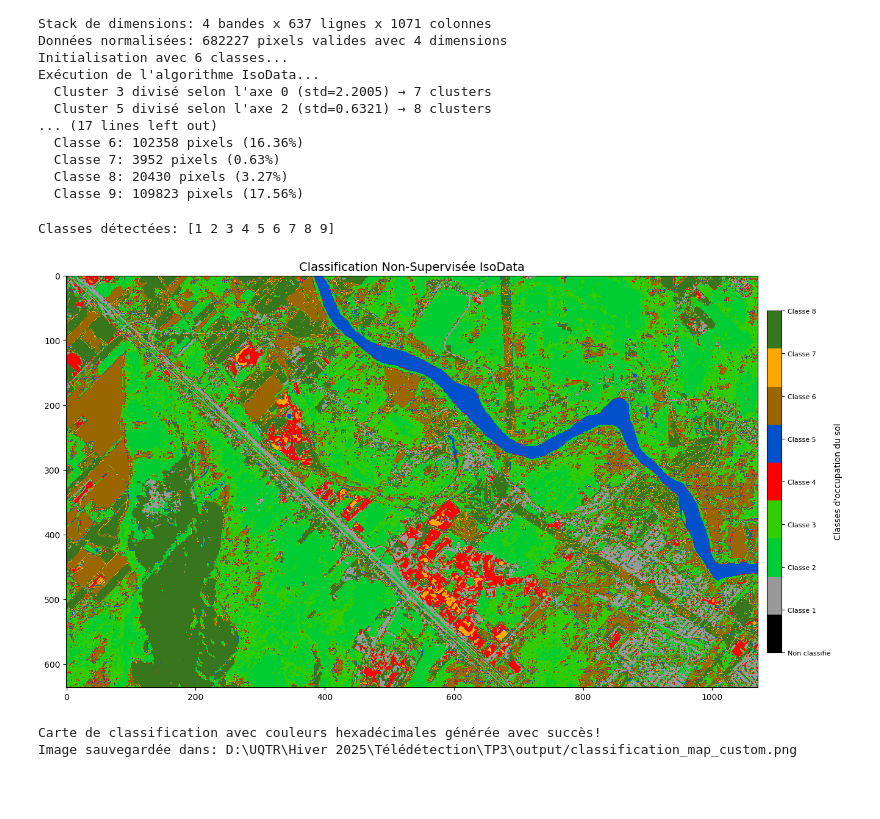
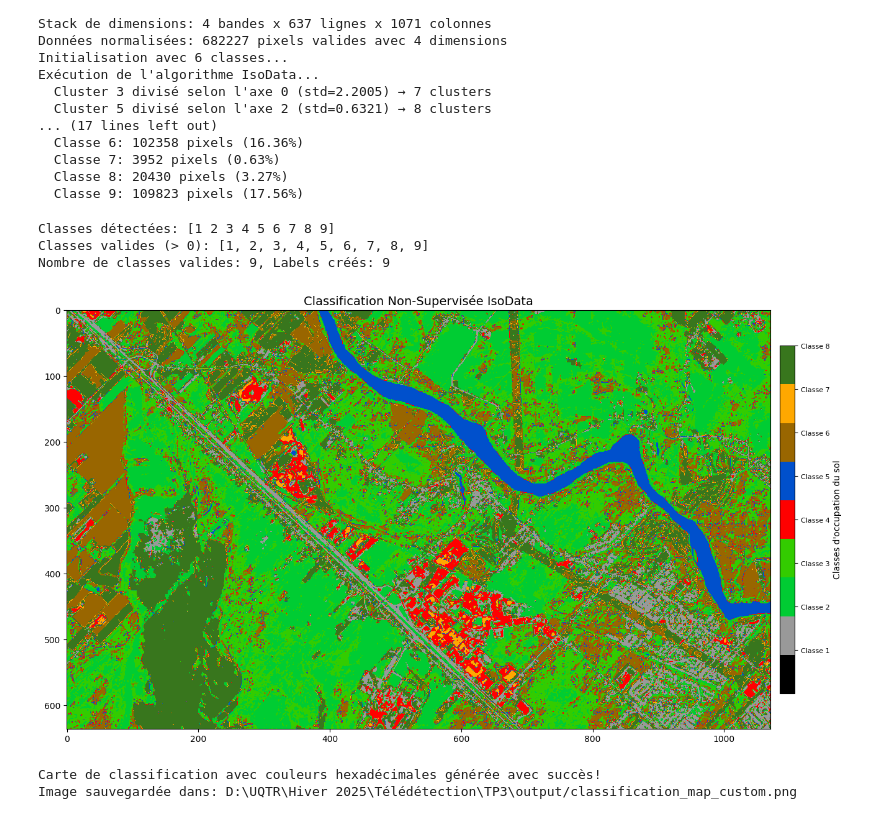
Before and after one commit to tofunori/Classification_Tp3, a Jupyter notebook: NDVI_Classification.ipynb, the cells around one changed output. Saved outputs shown, nothing was run; the diff lists cells and outputs as text; code cells hidden in the pictures; blank space fills up the shorter version.

```diff
--- a/NDVI_Classification.ipynb
+++ b/NDVI_Classification.ipynb
@@ -96,12 +166,12 @@ SELECTED_BANDS = [2,4,7,13]
 # 2. PARAMÈTRES PRINCIPAUX DE L'ALGORITHME ISODATA
 N_CLUSTERS_MIN = 6    # Nombre minimum de clusters
 N_CLUSTERS_MAX = 9    # Nombre maximum de clusters
-MAX_ITERATIONS = 100   # Nombre maximum d'itérations
+MAX_ITERATIONS = 200   # Nombre maximum d'itérations
 
 # 3. PARAMÈTRES AVANCÉS DE DIVISION/FUSION
 MIN_SAMPLES = 40       # Nombre minimum d'échantillons par cluster
 MAX_STD_DEV = 0.45      # Écart-type maximum dans un cluster avant division
-MIN_DIST = 0.6        # Distance minimale entre clusters pour fusion
+MIN_DIST = 0.4        # Distance minimale entre clusters pour fusion
 MAX_MERGE_PAIRS = 2   # Nombre maximum de paires de clusters à fusionner par itération
 
 # 4. PARAMÈTRES DE CONVERGENCE
@@ -341,15 +411,9 @@ hex_colors = [
     '#0050CC',  # Classe 5: Marron clair (ex: sol nu)
     '#996600',  # Classe 6: Marron (ex: sol nu sec)
     '#ffa800',  # Classe 7: Rouge (ex: urbain)
-    '#38761d',  # Classe 8: Violet (ex: infrastructure)
-    '#FF0000',  # Classe 9: Rose (ex: urbain faible densité)
-    '#808080',  # Classe 10: Gris (ex: nuage/ombre)
-    '#FFFF00',  # Classe 11: Jaune
-    '#00BCBC',  # Classe 12: Turquoise
-    '#B300B3',  # Classe 13: Magenta
-    '#6666CC',  # Classe 14: Bleu-gris
-    '#FF9900',  # Classe 15: Orange
-    '#000080',  # Classe 16: Bleu foncé
+    '#38761d',
+    '#FF0000',
+
 ]
 
 # Assurez-vous d'avoir assez de couleurs
@@ -367,40 +431,49 @@ if num_classes > len(hex_colors):
 
 # Convertir les codes hexadécimaux en couleurs RGB pour matplotlib
 from matplotlib.colors import to_rgb, ListedColormap
 rgb_colors = [to_rgb(hex_color) for hex_color in hex_colors[:num_classes]]
 
 # Créer une colormap personnalisée
 custom_cmap = ListedColormap(rgb_colors)
 
-# Créer des étiquettes pour les classes (à personnaliser selon vos besoins)
-class_labels = ['Non classifié']
-for i in range(1, num_classes):
-    class_labels.append(f'Classe {i}')
+# Filtrer pour obtenir uniquement les classes > 0
+valid_classes = [c for c in unique_classes if c > 0]
+print(f"Classes valides (> 0): {valid_classes}")
 
-# Afficher la classification
+# Créer des étiquettes seulement pour les classes valides
+class_labels = [f'Classe {i}' for i in valid_classes]
+
+# Afficher la classification avec toutes les classes (y compris 0)
 plt.title("Classification Non-Supervisée IsoData", fontsize=14)
 im = plt.imshow(classification, cmap=custom_cmap, vmin=0, vmax=num_classes-1)
 
 # Create a colorbar with labels, positioned outside the plot
 cax = plt.axes([1, 0.15, 0.02, 0.7])  # [left, bottom, width, height]
-cbar = plt.colorbar(im, cax=cax, ticks=range(num_classes))
+cbar = plt.colorbar(im, cax=cax, ticks=valid_classes)  # N'afficher que les ticks des classes valides
 cbar.set_label('Classes d\'occupation du sol', fontsize=10)
 cbar.ax.set_yticklabels(class_labels, fontsize=8)
+
+# Vérification de la cohérence
+print(f"Nombre de classes valides: {len(valid_classes)}, Labels créés: {len(class_labels)}")
+if len(class_labels) != len(valid_classes):
+    print("ATTENTION: Le nombre d'étiquettes ne correspond pas au nombre de classes valides!")
 
 # Ajouter plus d'informations à la carte
 plt.axis('on')
 plt.grid(False)
 
 # Sauvegarder la figure
 plt.tight_layout()
 plt.savefig(os.path.join(output_dir, "classification_map_custom.png"), dpi=300)
 plt.show()
 
 print("\nCarte de classification avec couleurs hexadécimales générée avec succès!")
 print(f"Image sauvegardée dans: {output_dir}/classification_map_custom.png")
 # %% [output]
 Classes détectées: [1 2 3 4 5 6 7 8 9]
+Classes valides (> 0): [1, 2, 3, 4, 5, 6, 7, 8, 9]
+Nombre de classes valides: 9, Labels créés: 9
-[figure, old version]
+[figure, new version]
 Carte de classification avec couleurs hexadécimales générée avec succès!
 Image sauvegardée dans: D:\UQTR\Hiver 2025\Télédétection\TP3\output/classification_map_custom.png
 # %%
```
Also changed, not shown: parts of 4 cells of this notebook.
